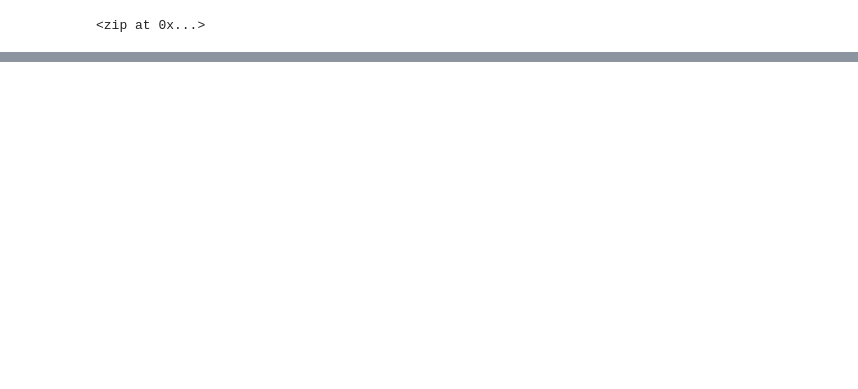
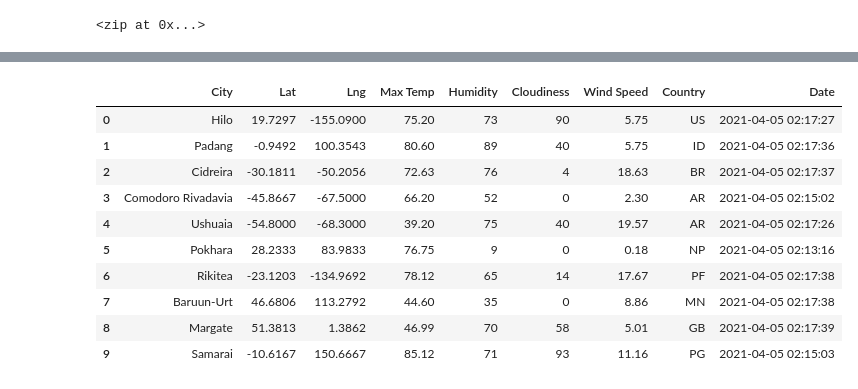
Before and after one commit to Lamismn/World_Weather_Ana-ysis, a Jupyter notebook: WeatherPy.ipynb, the cells around one changed output, grey strips where cells are left out. Saved outputs shown, nothing was run; the diff lists cells and outputs as text; code cells hidden in the pictures; blank space fills up the shorter version.

Commit message:
cities data files created

```diff
--- a/WeatherPy.ipynb
+++ b/WeatherPy.ipynb
@@ -31,0 +34,2 @@ len(cities)
+# %%
+url = "http://api.openweathermap.org/data/2.5/weather?units=imperial&APPID=" + Weather_api_key
@@ -31,0 +112,16 @@ len(cities)
+# %%
+# Convert the array of dictionaries to a Pandas DataFrame.
+city_data_df = pd.DataFrame(city_data)
+city_data_df.head(10)
+# %% [output]
+|  | City | Lat | Lng | Max Temp | Humidity | Cloudiness | Wind Speed | Country | Date |
+| 0 | Hilo | 19.7297 | -155.0900 | 75.20 | 73 | 90 | 5.75 | US | 2021-04-05 02:17:27 |
+| 1 | Padang | -0.9492 | 100.3543 | 80.60 | 89 | 40 | 5.75 | ID | 2021-04-05 02:17:36 |
+| 2 | Cidreira | -30.1811 | -50.2056 | 72.63 | 76 | 4 | 18.63 | BR | 2021-04-05 02:17:37 |
+| 3 | Comodoro Rivadavia | -45.8667 | -67.5000 | 66.20 | 52 | 0 | 2.30 | AR | 2021-04-05 02:15:02 |
+| 4 | Ushuaia | -54.8000 | -68.3000 | 39.20 | 75 | 40 | 19.57 | AR | 2021-04-05 02:17:26 |
+| 5 | Pokhara | 28.2333 | 83.9833 | 76.75 | 9 | 0 | 0.18 | NP | 2021-04-05 02:13:16 |
+| 6 | Rikitea | -23.1203 | -134.9692 | 78.12 | 65 | 14 | 17.67 | PF | 2021-04-05 02:17:38 |
+| 7 | Baruun-Urt | 46.6806 | 113.2792 | 44.60 | 35 | 0 | 8.86 | MN | 2021-04-05 02:17:38 |
+| 8 | Margate | 51.3813 | 1.3862 | 46.99 | 70 | 58 | 5.01 | GB | 2021-04-05 02:17:39 |
+| 9 | Samarai | -10.6167 | 150.6667 | 85.12 | 71 | 93 | 11.16 | PG | 2021-04-05 02:15:03 |
```
Also changed, not shown: parts of 6 cells of this notebook, 2 other files.
